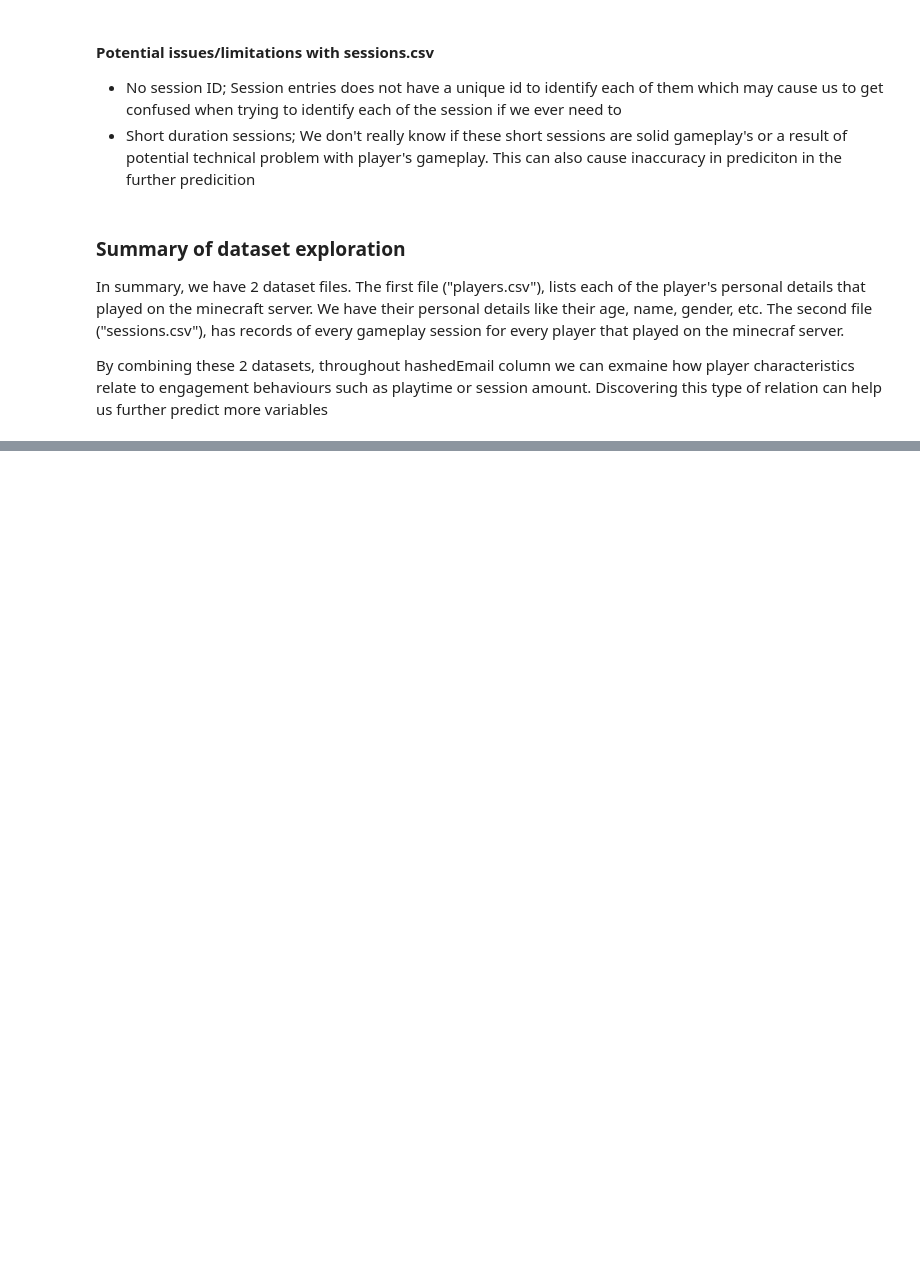
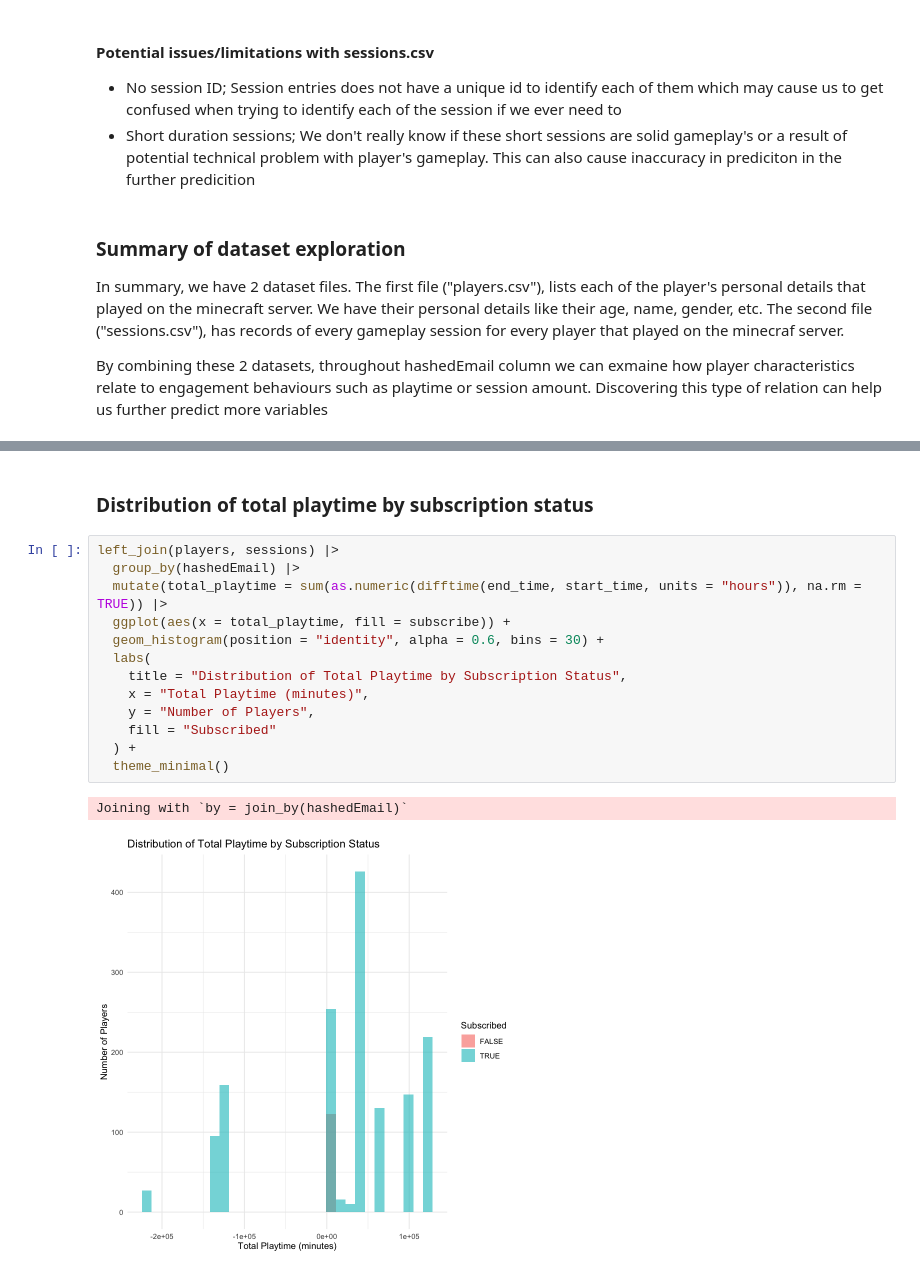
Before and after one commit to tunasayin/dsci100-project, a Jupyter notebook: project.ipynb, the cells around one changed output, grey strips where cells are left out. Drawn from its saved outputs; the diff is of its cells as text; blank space fills up the shorter version.

```diff
--- a/project.ipynb
+++ b/project.ipynb
@@ -169,0 +216,18 @@ To address this question, I will merge both of the datasets, and will link every
+# %% [markdown]
+### Distribution of total playtime by subscription status
+# %%
+left_join(players, sessions) |>
+  group_by(hashedEmail) |>
+  mutate(total_playtime = sum(as.numeric(difftime(end_time, start_time, units = "hours")), na.rm = TRUE)) |>
+  ggplot(aes(x = total_playtime, fill = subscribe)) +
+  geom_histogram(position = "identity", alpha = 0.6, bins = 30) +
+  labs(
+    title = "Distribution of Total Playtime by Subscription Status",
+    x = "Total Playtime (minutes)",
+    y = "Number of Players",
+    fill = "Subscribed"
+  ) +
+  theme_minimal()
+# %% [output]
+Joining with `by = join_by(hashedEmail)`
+[figure, added]
```
Also changed, not shown: parts of 6 cells of this notebook, 6 other files.
